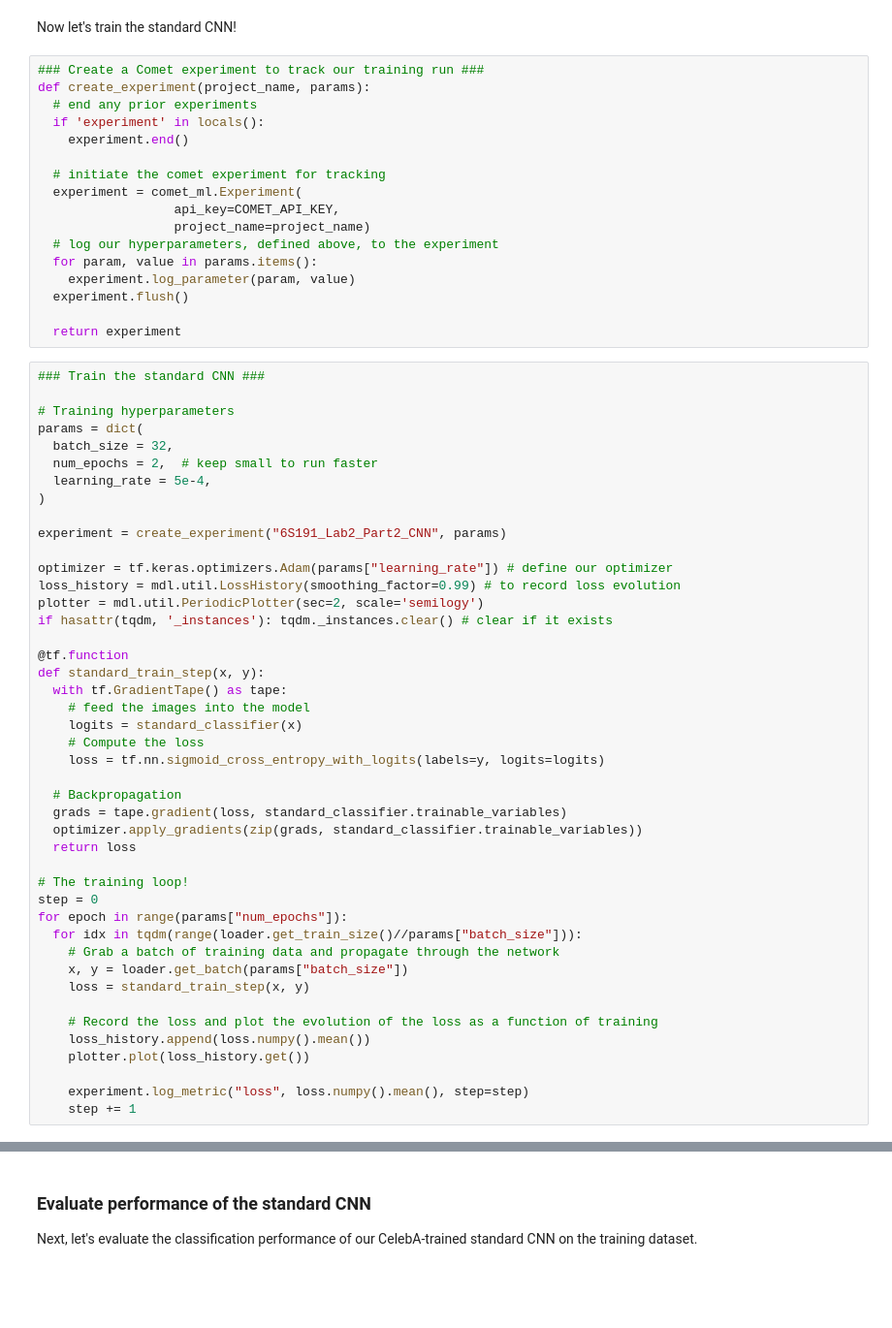
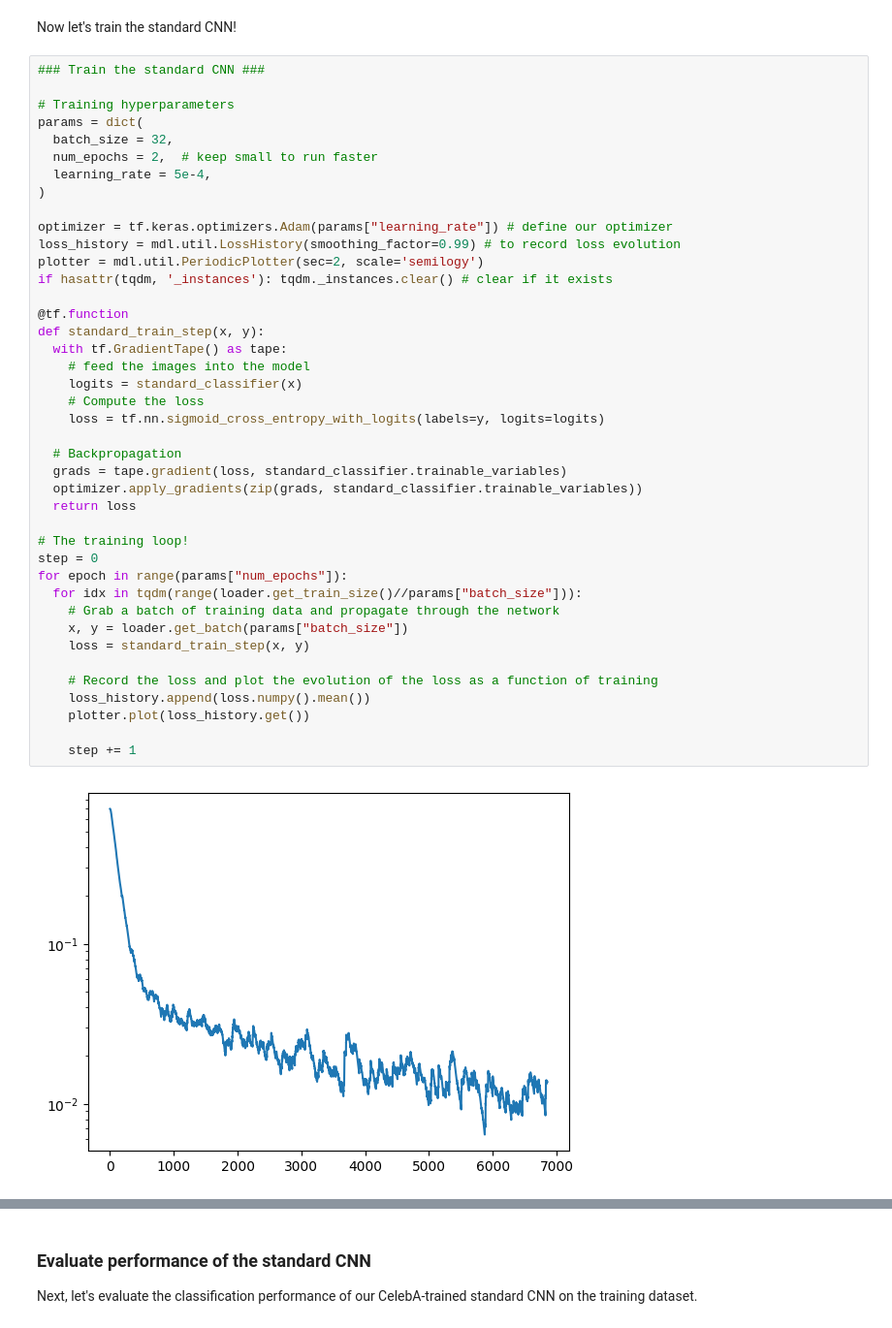
Before and after one commit to eZWALT/RLC-Reinforcement-Learning-Compilers, a Jupyter notebook: deep-learning/labs/lab2/Part2_Debiasing.ipynb, the cells around one changed output, grey strips where cells are left out. Shown: that part at 97% size. Cells and saved outputs as stored; diff of their text form; blank space fills up the shorter version.

```diff
--- a/deep-learning/labs/lab2/Part2_Debiasing.ipynb
+++ b/deep-learning/labs/lab2/Part2_Debiasing.ipynb
@@ -145,23 +161,6 @@ def make_standard_classifier(n_outputs=1):
 standard_classifier = make_standard_classifier()
 # %% [markdown]
 Now let's train the standard CNN!
-# %%
-### Create a Comet experiment to track our training run ###
-def create_experiment(project_name, params):
-  # end any prior experiments
-  if 'experiment' in locals():
-    experiment.end()
-
-  # initiate the comet experiment for tracking
-  experiment = comet_ml.Experiment(
-                  api_key=COMET_API_KEY,
-                  project_name=project_name)
-  # log our hyperparameters, defined above, to the experiment
-  for param, value in params.items():
-    experiment.log_parameter(param, value)
-  experiment.flush()
-
-  return experiment
 # %%
 ### Train the standard CNN ###
 
@@ -171,38 +170,37 @@ params = dict(
   num_epochs = 2,  # keep small to run faster
   learning_rate = 5e-4,
 )
-
-experiment = create_experiment("6S191_Lab2_Part2_CNN", params)
 
 optimizer = tf.keras.optimizers.Adam(params["learning_rate"]) # define our optimizer
 loss_history = mdl.util.LossHistory(smoothing_factor=0.99) # to record loss evolution
 plotter = mdl.util.PeriodicPlotter(sec=2, scale='semilogy')
 if hasattr(tqdm, '_instances'): tqdm._instances.clear() # clear if it exists
 
 @tf.function
 def standard_train_step(x, y):
   with tf.GradientTape() as tape:
     # feed the images into the model
     logits = standard_classifier(x)
     # Compute the loss
     loss = tf.nn.sigmoid_cross_entropy_with_logits(labels=y, logits=logits)
 
   # Backpropagation
   grads = tape.gradient(loss, standard_classifier.trainable_variables)
   optimizer.apply_gradients(zip(grads, standard_classifier.trainable_variables))
   return loss
 
 # The training loop!
 step = 0
 for epoch in range(params["num_epochs"]):
   for idx in tqdm(range(loader.get_train_size()//params["batch_size"])):
     # Grab a batch of training data and propagate through the network
     x, y = loader.get_batch(params["batch_size"])
     loss = standard_train_step(x, y)
 
     # Record the loss and plot the evolution of the loss as a function of training
     loss_history.append(loss.numpy().mean())
     plotter.plot(loss_history.get())
 
-    experiment.log_metric("loss", loss.numpy().mean(), step=step)
     step += 1
+# %% [output]
+[figure, added]
```
Also changed, not shown: parts of 15 cells of this notebook, 2 other files.
